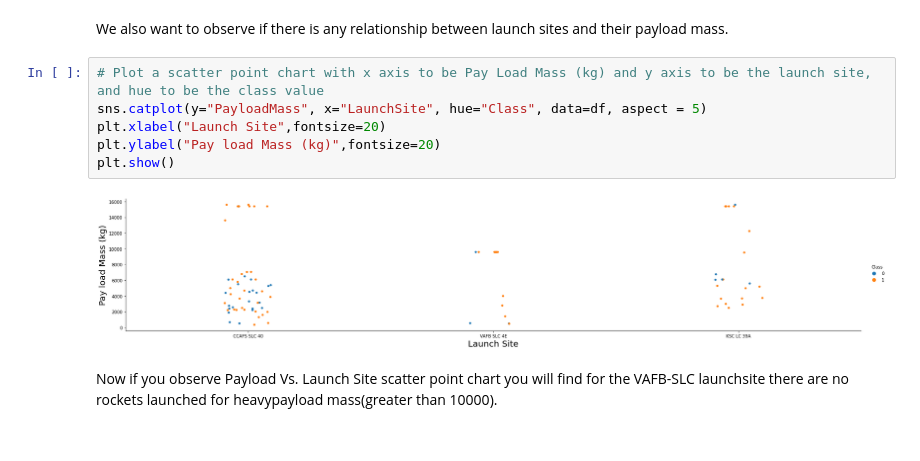
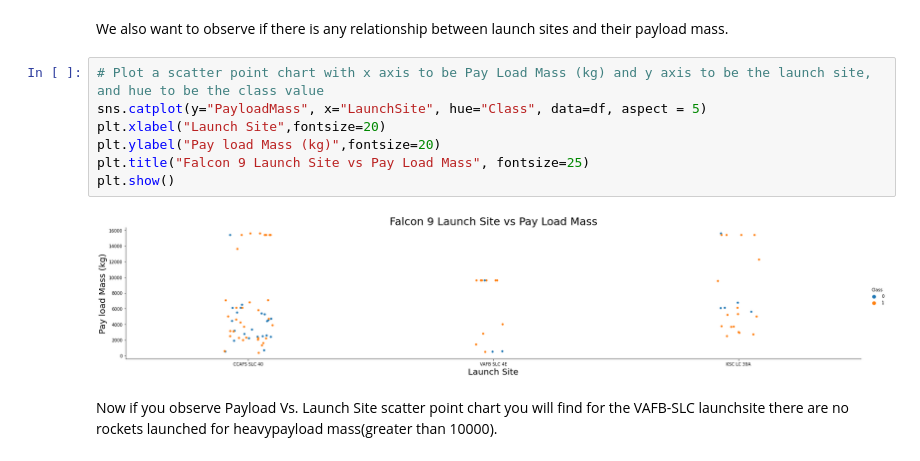
Before and after one commit to danboyden50/AppliedCapstone, a Jupyter notebook: EDA with Data Visualization.ipynb, the cells around one changed output. Saved outputs shown, nothing was run; the diff lists cells and outputs as text.

```diff
--- a/EDA with Data Visualization.ipynb
+++ b/EDA with Data Visualization.ipynb
@@ -99,11 +101,12 @@ We also want to observe if there is any relationship between launch sites and th
 # %%
 # Plot a scatter point chart with x axis to be Pay Load Mass (kg) and y axis to be the launch site, and hue to be the class value
 sns.catplot(y="PayloadMass", x="LaunchSite", hue="Class", data=df, aspect = 5)
 plt.xlabel("Launch Site",fontsize=20)
 plt.ylabel("Pay load Mass (kg)",fontsize=20)
+plt.title("Falcon 9 Launch Site vs Pay Load Mass", fontsize=25)
 plt.show()
 # %% [output]
-[figure, old version]
+[figure, new version]
 # %% [markdown]
 Now if you observe Payload Vs. Launch Site scatter point chart you will find for the VAFB-SLC  launchsite there are no  rockets  launched for  heavypayload mass(greater than 10000).
 # %% [markdown]
```
Also changed, not shown: parts of 9 cells of this notebook.
